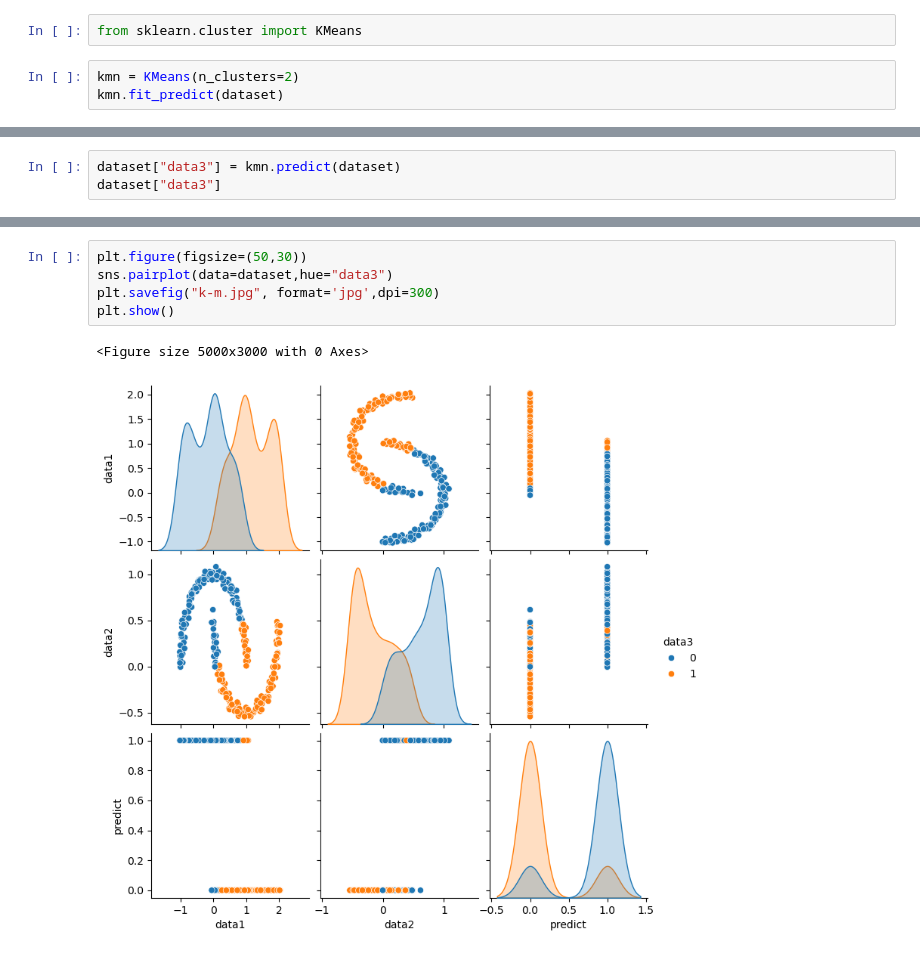
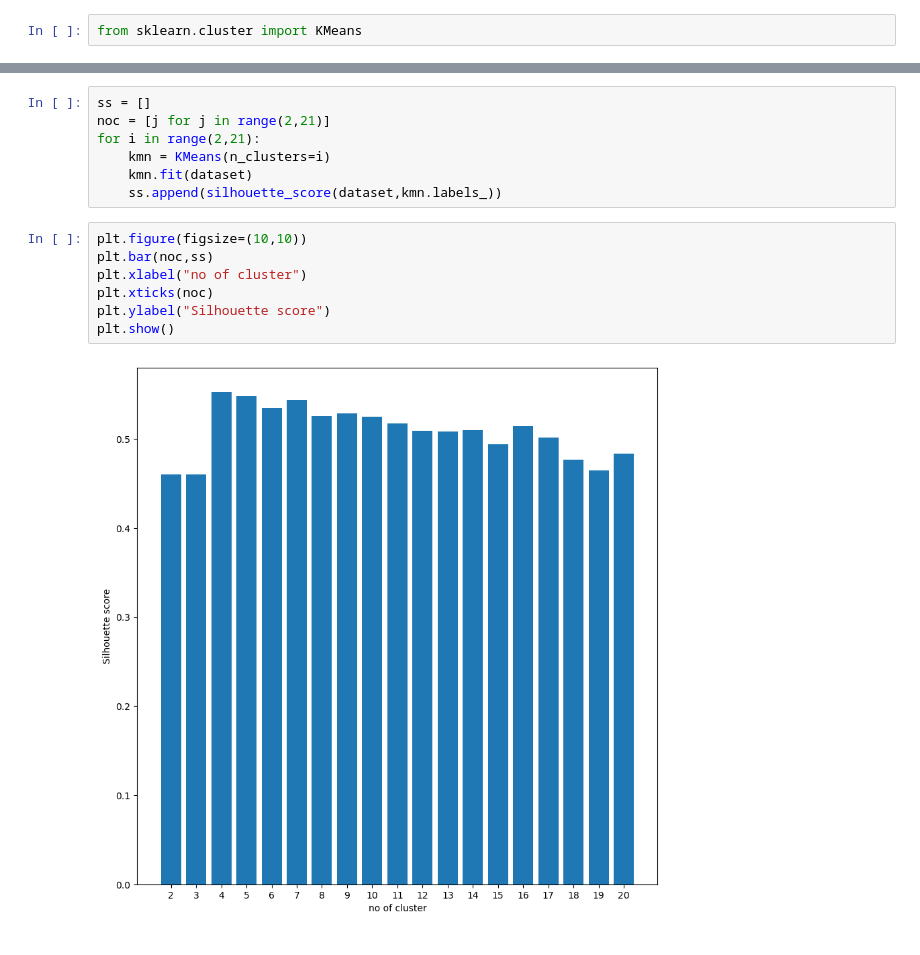
Before and after one commit to ruddropust/ML-Learn, a Jupyter notebook: WSCubeTech Part 2/Clustering/DBSCAN_Clustering.ipynb, the cells around one changed output, grey strips where cells are left out. Saved outputs shown, nothing was run; the diff lists cells and outputs as text.

```diff
--- a/WSCubeTech Part 2/Clustering/DBSCAN_Clustering.ipynb
+++ b/WSCubeTech Part 2/Clustering/DBSCAN_Clustering.ipynb
@@ -108,5 +139,2 @@ plt.show()
 # %%
 from sklearn.cluster import KMeans
-# %%
-kmn = KMeans(n_clusters=2)
-kmn.fit_predict(dataset)
@@ -126,3 +140,0 @@ array([0, 1, 1, 0, 0, 0, 0, 1, 0, 0, 0, 0, 1, 1, 1, 1, 0, 1, 0, 0, 1, 0,
-# %%
-dataset["data3"] = kmn.predict(dataset)
-dataset["data3"]
@@ -142,8 +141,16 @@ Name: data3, Length: 250, dtype: int32
-# %%
-plt.figure(figsize=(50,30))
-sns.pairplot(data=dataset,hue="data3")
-plt.savefig("k-m.jpg", format='jpg',dpi=300)
-plt.show()
-# %% [output]
-<Figure size 5000x3000 with 0 Axes>
-[figure, removed]
+# %%
+ss = []
+noc = [j for j in range(2,21)]
+for i in range(2,21):
+    kmn = KMeans(n_clusters=i)
+    kmn.fit(dataset)
+    ss.append(silhouette_score(dataset,kmn.labels_))
+# %%
+plt.figure(figsize=(10,10))
+plt.bar(noc,ss)
+plt.xlabel("no of cluster")
+plt.xticks(noc)
+plt.ylabel("Silhouette score")
+plt.show()
+# %% [output]
+[figure, added]
```
Also changed, not shown: parts of 16 cells of this notebook, 5 other files.
